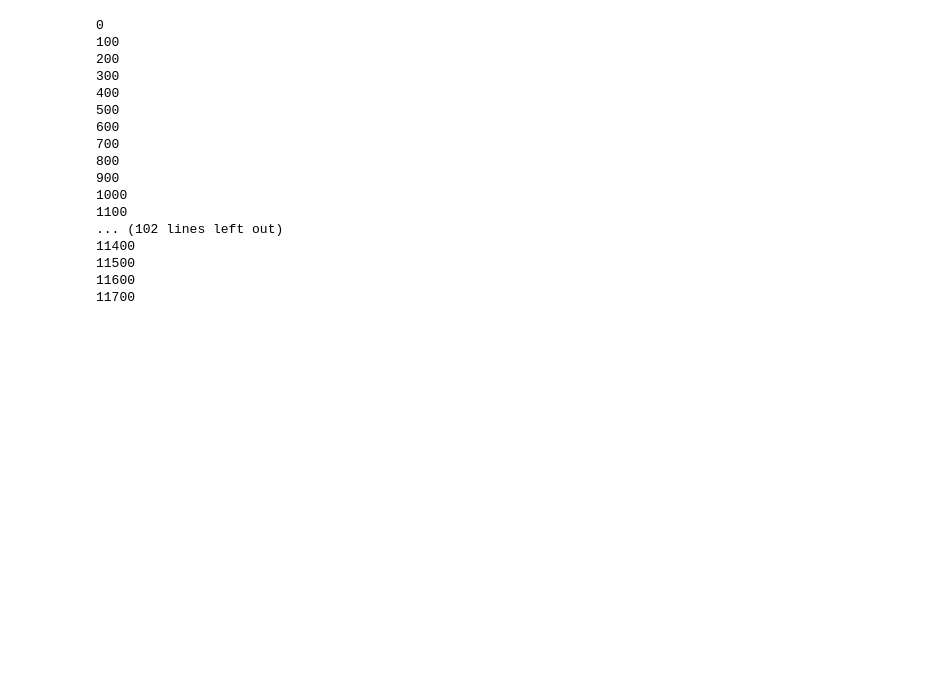
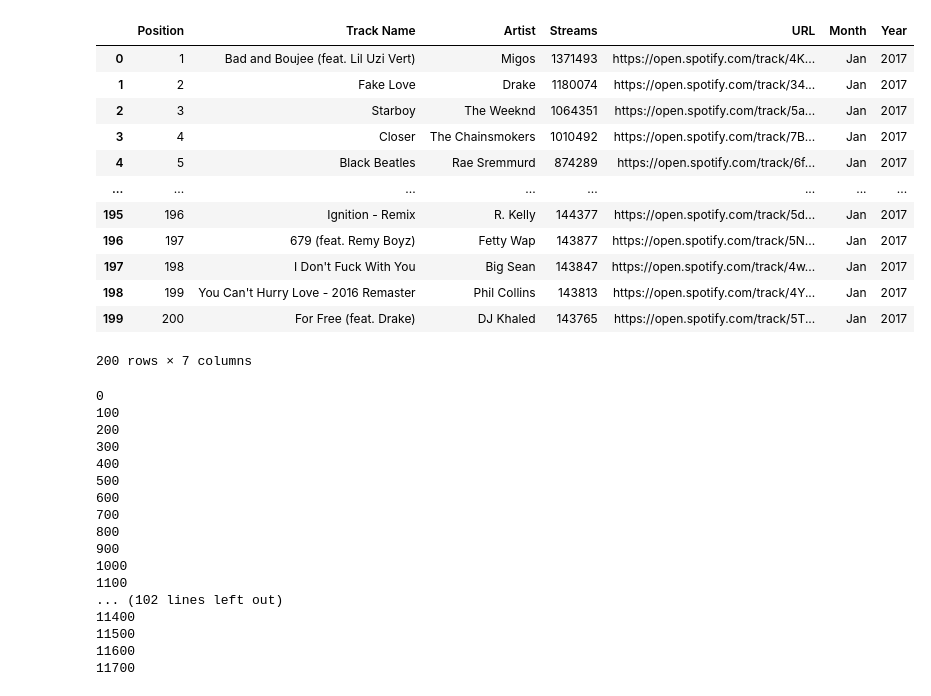
Before and after one commit to mayaasprouse/142_Project, a Jupyter notebook: Spotify_data.ipynb, the cells around one changed output. Cells and saved outputs as stored; diff of their text form; code cells hidden in the pictures; blank space fills up the shorter version.

```diff
--- a/Spotify_data.ipynb
+++ b/Spotify_data.ipynb
@@ -15,9 +15,25 @@ for year in years:
             continue;
         else:
             temp = pd.read_csv(month + year + ".csv", header=1)
-            temp["Month"] = month
+            temp["Month"] = month[0:3]
             temp["Year"] = year
             df_list.append(temp)
+# %%
+df_list[0]
+# %% [output]
+|  | Position | Track Name | Artist | Streams | URL | Month | Year |
+| 0 | 1 | Bad and Boujee (feat. Lil Uzi Vert) | Migos | 1371493 | https://open.spotify.com/track/4K... | Jan | 2017 |
+| 1 | 2 | Fake Love | Drake | 1180074 | https://open.spotify.com/track/34... | Jan | 2017 |
+| 2 | 3 | Starboy | The Weeknd | 1064351 | https://open.spotify.com/track/5a... | Jan | 2017 |
+| 3 | 4 | Closer | The Chainsmokers | 1010492 | https://open.spotify.com/track/7B... | Jan | 2017 |
+| 4 | 5 | Black Beatles | Rae Sremmurd | 874289 | https://open.spotify.com/track/6f... | Jan | 2017 |
+| ... | ... | ... | ... | ... | ... | ... | ... |
+| 195 | 196 | Ignition - Remix | R. Kelly | 144377 | https://open.spotify.com/track/5d... | Jan | 2017 |
+| 196 | 197 | 679 (feat. Remy Boyz) | Fetty Wap | 143877 | https://open.spotify.com/track/5N... | Jan | 2017 |
+| 197 | 198 | I Don't Fuck With You | Big Sean | 143847 | https://open.spotify.com/track/4w... | Jan | 2017 |
+| 198 | 199 | You Can't Hurry Love - 2016 Remaster | Phil Collins | 143813 | https://open.spotify.com/track/4Y... | Jan | 2017 |
+| 199 | 200 | For Free (feat. Drake) | DJ Khaled | 143765 | https://open.spotify.com/track/5T... | Jan | 2017 |
+200 rows × 7 columns
 # %%
 songs = pd.concat(df_list)
 # %%
```
Also changed, not shown: 2 other files.
